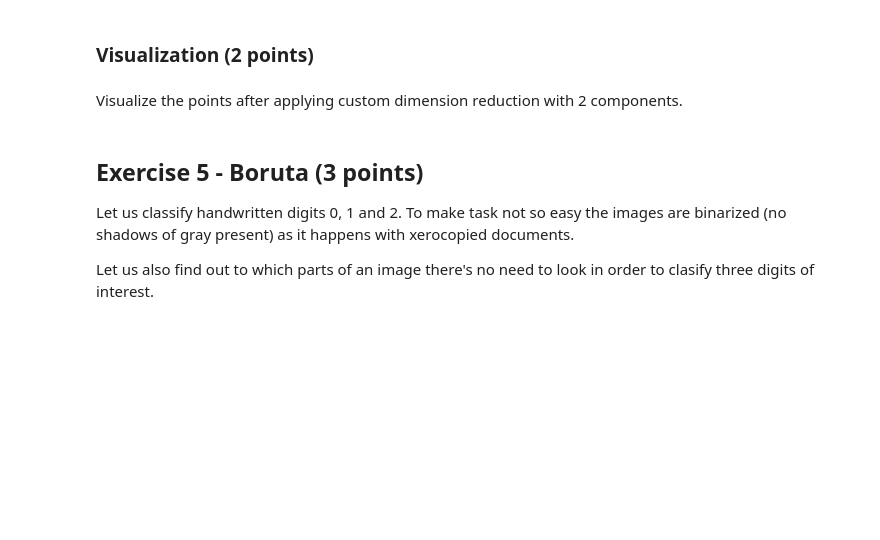
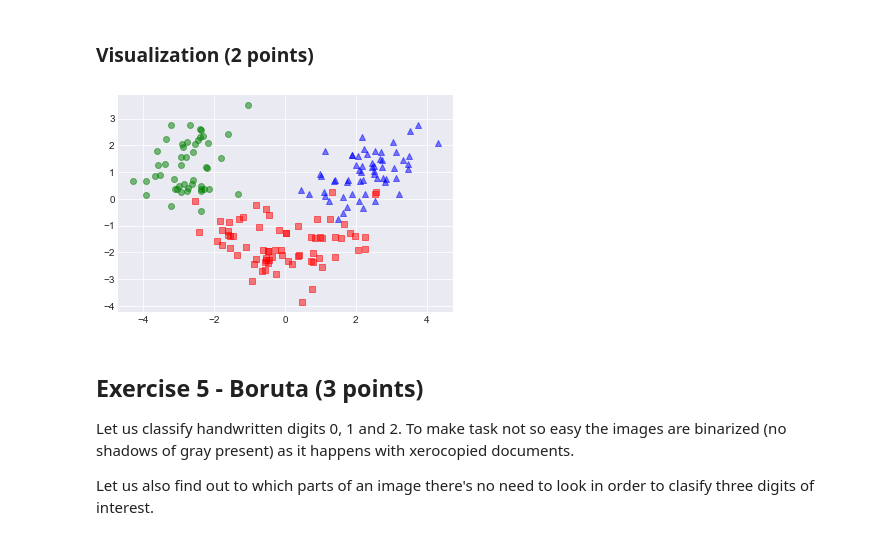
Before and after one commit to DimaValetsky/ml-intro, a Jupyter notebook: 6_feature_engineering_selection/homework.ipynb, the cells around one changed output. Saved outputs shown, nothing was run; the diff lists cells and outputs as text; code cells hidden in the pictures; blank space fills up the shorter version.

```diff
--- a/6_feature_engineering_selection/homework.ipynb
+++ b/6_feature_engineering_selection/homework.ipynb
@@ -278,13 +292,14 @@ from scipy.optimize import minimize
 
 def objective(x):
     # your code: write objective of the problem (don't forget that scipy does min while we need max)
+    return -(x.T@S@x)
 
 def norm_constraint(x):
     # your code: constaraint norm of x to be 1, function should return 0 if constraint holds
-
+    return np.linalg.norm(x) - 1
 con1 = {'type': 'eq', 'fun': norm_constraint}
 
-x0 = # your code: initial vector to start optimization
+x0 = np.zeros(13)
 
 sol = minimize(objective,
                x0,
@@ -296,15 +311,15 @@ Hurray! We have first vector! Let's do another one.
 # %%
 def orthogonality_constraint(x):
     # your code: x should be orthogonal to x0, function should return 0 if constraint holds
-
+    return x.T@x0
 con2 = {'type': 'eq', 'fun': orthogonality_constraint}
 
-x1 = # your code: initial vector to start optimization
+x1 = np.zeros(13)
 
 
 sol = minimize(objective,
                x1,
-               constraints = #your code
+               constraints = [con1, con2]
               )
 
 x1 = sol.x
@@ -315,8 +330,17 @@ assert np.allclose(x0@S@x0, 4.732436977583595)
 assert np.allclose(x1@S@x1, 2.5110809296451233)
 # %% [markdown]
 ### Visualization (2 points)
-# %% [markdown]
-Visualize the points after applying custom dimension reduction with 2 components.
+# %%
+X_std = StandardScaler().fit_transform(wine_data)
+x0_pca = X_std.dot(x0)
+# %%
+x1_pca = X_std.dot(x1)
+# %%
+for l, c, m in zip(range(0, 3), ('blue', 'red', 'green'), ('^', 's', 'o')):
+    plt.scatter(x0_pca[wine_labels == l], x1_pca[wine_labels == l],
+                color=c, alpha=0.5, marker=m)
+# %% [output]
+[figure, added]
 # %% [markdown]
 ## Exercise 5 - Boruta (3 points)
 
```
Also changed, not shown: parts of 11 cells of this notebook.
